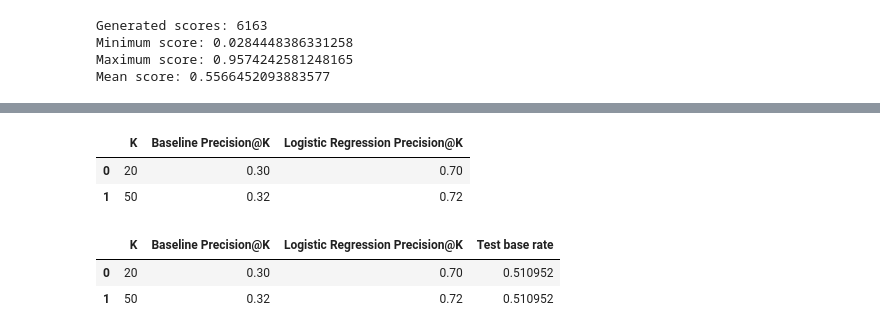
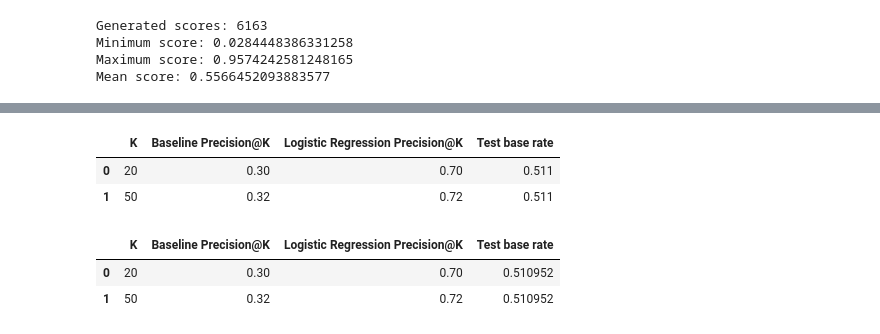
Before and after one commit to samana-gillani/flyrank-ml-internship, a Jupyter notebook: work/notebooks/w05_model.ipynb, the cells around one changed output, grey strips where cells are left out. Drawn from its saved outputs; the diff is of its cells as text; code cells hidden in the pictures.

```diff
--- a/work/notebooks/w05_model.ipynb
+++ b/work/notebooks/w05_model.ipynb
@@ -284,0 +314,15 @@ Baseline scores generated: 6163
+# %%
+# Attach Logistic Regression probabilities to the same test rows
+baseline_test = baseline_test.copy()
+
+baseline_test["predicted_probability"] = model_scores
+
+print("Rows:", len(baseline_test))
+print("Model scores:", len(model_scores))
+
+display(
+    baseline_test[
+        ["content_id", "is_declining_label",
+         "baseline_score", "predicted_probability"]
+    ].head()
+)
@@ -285,38 +338,41 @@ Baseline scores generated: 6163
 # %%
-# Compare ranking performance at K = 20 and K = 50
+# ============================================================
+# Model vs Week-4 baseline
+# Same test rows + same metric
+# ============================================================
 
-ks = [20, 50]
+comparison_rows = []
 
-results = []
+for k in [20, 50]:
 
-for k in ks:
     baseline_precision = precision_at_k(
-        baseline_df["is_declining_label"],
-        baseline_df["baseline_score"],
-        k,
+        baseline_test["is_declining_label"],
+        baseline_test["baseline_score"],
+        k
     )
 
     model_precision = precision_at_k(
-        y_test,
-        model_scores,
-        k,
+        baseline_test["is_declining_label"],
+        baseline_test["predicted_probability"],
+        k
     )
 
-    results.append(
-        {
-            "K": k,
-            "Baseline Precision@K": baseline_precision,
-            "Logistic Regression Precision@K": model_precision,
-        }
-    )
+    comparison_rows.append({
+        "K": k,
+        "Baseline Precision@K": round(baseline_precision, 3),
+        "Logistic Regression Precision@K": round(model_precision, 3),
+        "Test base rate": round(
+            baseline_test["is_declining_label"].mean(), 3
+        )
+    })
 
-comparison = pd.DataFrame(results)
+comparison = pd.DataFrame(comparison_rows)
 
-comparison
+display(comparison)
 # %% [output]
-|  | K | Baseline Precision@K | Logistic Regression Precision@K |
-| 0 | 20 | 0.30 | 0.70 |
-| 1 | 50 | 0.32 | 0.72 |
+|  | K | Baseline Precision@K | Logistic Regression Precision@K | Test base rate |
+| 0 | 20 | 0.30 | 0.70 | 0.511 |
+| 1 | 50 | 0.32 | 0.72 | 0.511 |
 # %%
 base_rate = y_test.mean()
 
```
Also changed, not shown: parts of 4 cells of this notebook.
